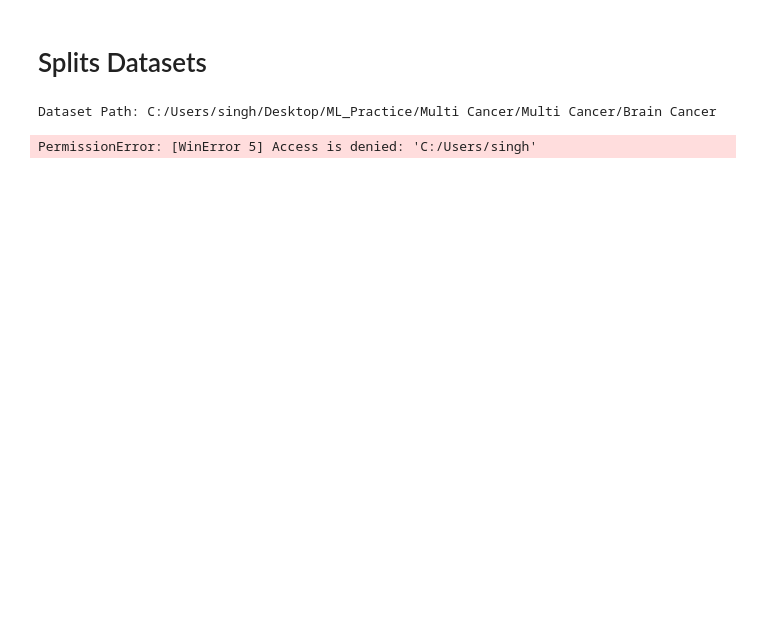
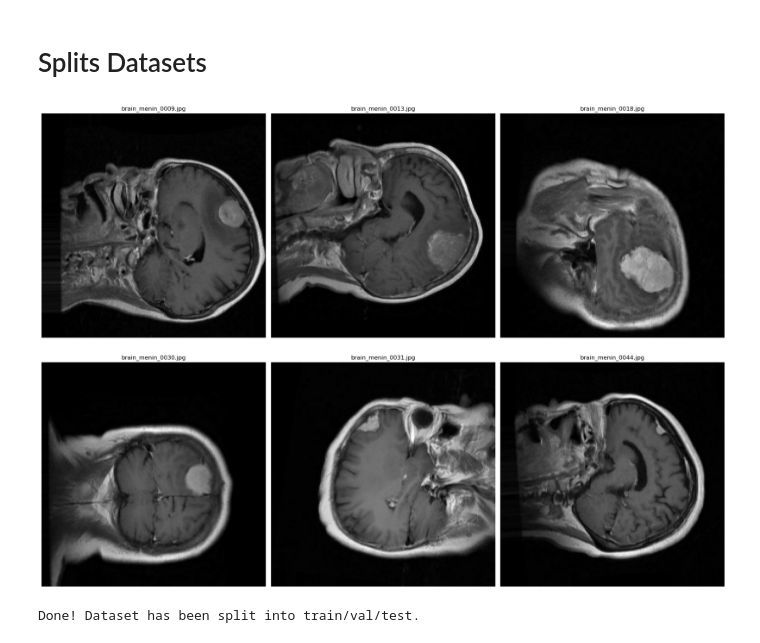
Before and after one commit to PrasitPaisan/brain-tumor-classification-cnn, a Jupyter notebook: data_preprocessing.ipynb, the cells around one changed output. Cells and saved outputs as stored; diff of their text form; code cells hidden in the pictures; blank space fills up the shorter version.

```diff
--- a/data_preprocessing.ipynb
+++ b/data_preprocessing.ipynb
@@ -8,9 +9,43 @@ from sklearn.model_selection import train_test_split
+# %%
+import matplotlib.pyplot as plt
+import tensorflow as tf
+from pathlib import Path
+
+img_dir = Path(r"")
+
+exts = (".jpg", ".jpeg", ".png", ".bmp", ".tif", ".tiff")
+files = [p for p in sorted(img_dir.iterdir()) if p.suffix.lower() in exts]
+if not files:
+    raise RuntimeError(f"No image files found in {img_dir}")
+
+
+target_size = tuple((220, 220))
+
+imgs = []
+for p in files[:6]:
+    b = tf.io.read_file(str(p))
+    img = tf.image.decode_image(b, channels=1)
+    img = tf.image.resize(img, target_size)
+    img = tf.cast(img, tf.uint8).numpy().squeeze(-1)
+    imgs.append((img, p.name))
+
+# plot
+fig, axes = plt.subplots(2, 3, figsize=(20, 15))
+axes = axes.flatten()
+for i, ax in enumerate(axes):
+    if i < len(imgs):
+        img, name = imgs[i]
+        ax.imshow(img, cmap="gray")
+        ax.set_title(name)
+    ax.axis("off")
+plt.tight_layout()
+plt.show()
+# %% [output]
+[figure, added]
 # %%
-load_dotenv()
-dataset_path = os.getenv("DATASET_PATH")
-output_path = os.getenv("OUTPUT_PATH")
 
-print(f"Dataset Path: {dataset_path}")
+dataset_path = r""
+output_path = r""
 
 train_ratio = 0.7
 val_ratio = 0.15
@@ -42,5 +77,4 @@ for class_name in os.listdir(dataset_path):
 
 print("Done! Dataset has been split into train/val/test.")
 # %% [output]
-Dataset Path: C:/Users/singh/Desktop/ML_Practice/Multi Cancer/Multi Cancer/Brain Cancer
+Done! Dataset has been split into train/val/test.
-PermissionError: [WinError 5] Access is denied: 'C:/Users/singh'
```
Also changed, not shown: parts of 1 cell of this notebook, 10 other files.
